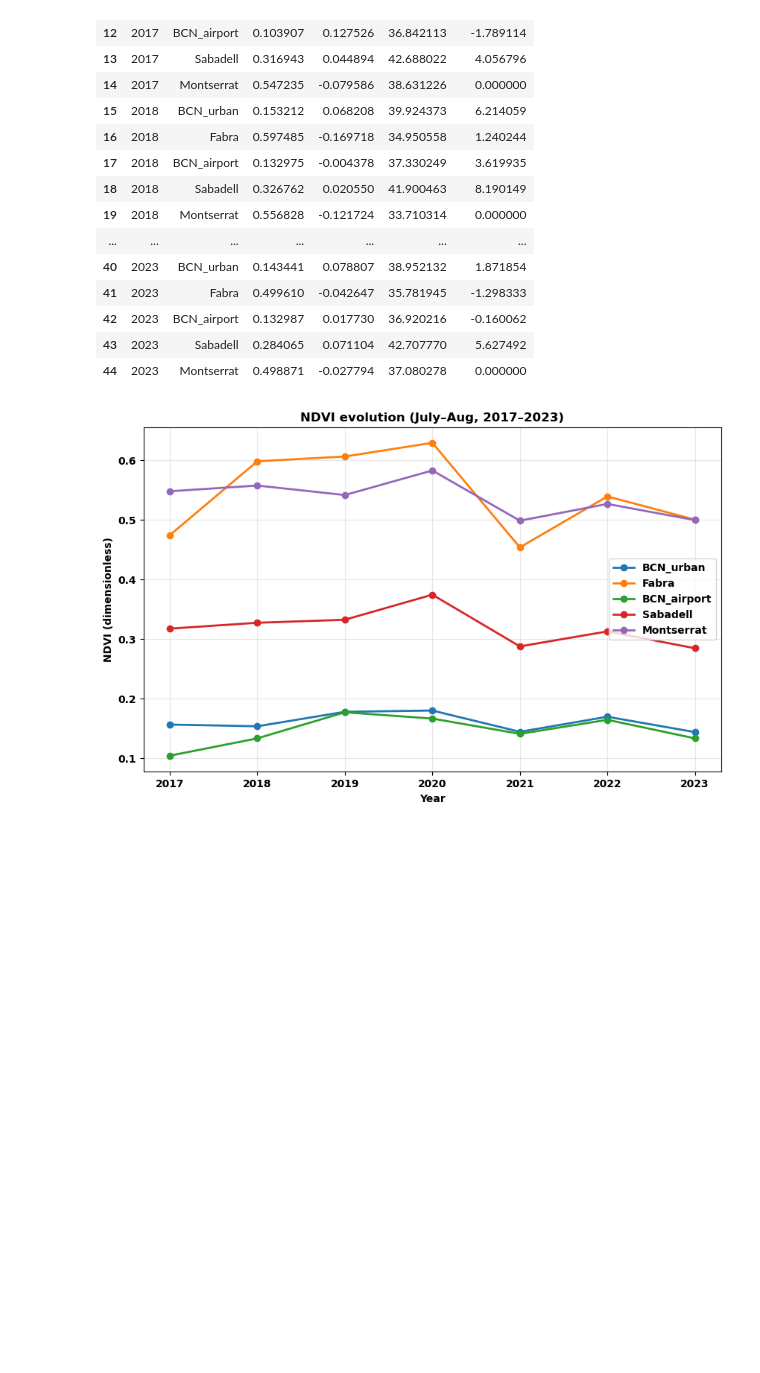
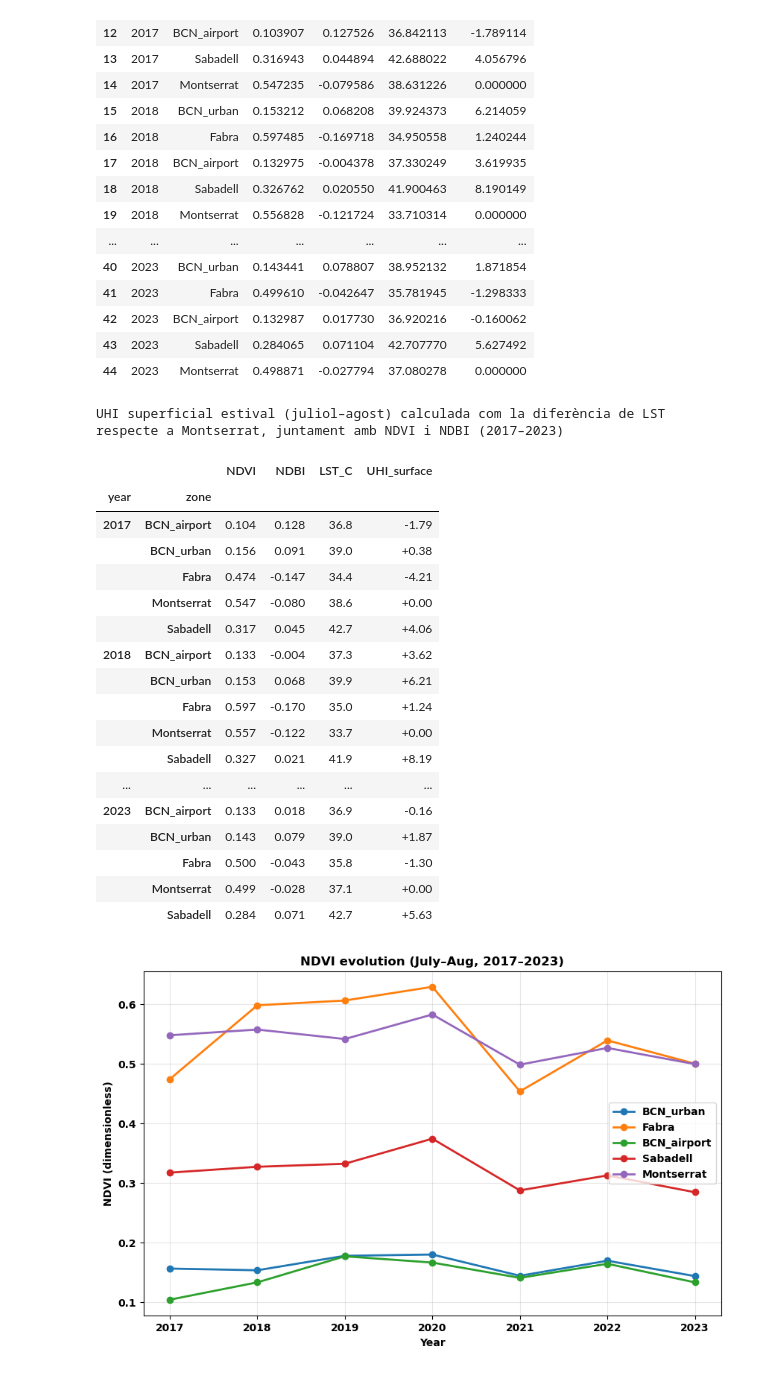
Before and after one commit to rogerespinosamorros/UHI-Barcelona, a Jupyter notebook: notebooks/uhi_satellite_ndvi_ndbi_lst.ipynb, the cells around one changed output. Drawn from its saved outputs; the diff is of its cells as text; code cells hidden in the pictures; blank space fills up the shorter version.

```diff
--- a/notebooks/uhi_satellite_ndvi_ndbi_lst.ipynb
+++ b/notebooks/uhi_satellite_ndvi_ndbi_lst.ipynb
@@ -563,0 +656,22 @@ df_recent
+# %%
+style_uhi_surface_table(df_recent)
+# %% [output]
+UHI superficial estival (juliol–agost) calculada com la diferència de LST respecte a Montserrat, juntament amb NDVI i NDBI (2017–2023)
+|  |  | NDVI | NDBI | LST_C | UHI_surface |
+| year | zone |  |  |  |  |
+| 2017 | BCN_airport | 0.104 | 0.128 | 36.8 | -1.79 |
+|  | BCN_urban | 0.156 | 0.091 | 39.0 | +0.38 |
+|  | Fabra | 0.474 | -0.147 | 34.4 | -4.21 |
+|  | Montserrat | 0.547 | -0.080 | 38.6 | +0.00 |
+|  | Sabadell | 0.317 | 0.045 | 42.7 | +4.06 |
+| 2018 | BCN_airport | 0.133 | -0.004 | 37.3 | +3.62 |
+|  | BCN_urban | 0.153 | 0.068 | 39.9 | +6.21 |
+|  | Fabra | 0.597 | -0.170 | 35.0 | +1.24 |
+|  | Montserrat | 0.557 | -0.122 | 33.7 | +0.00 |
+|  | Sabadell | 0.327 | 0.021 | 41.9 | +8.19 |
+| ... | ... | ... | ... | ... | ... |
+| 2023 | BCN_airport | 0.133 | 0.018 | 36.9 | -0.16 |
+|  | BCN_urban | 0.143 | 0.079 | 39.0 | +1.87 |
+|  | Fabra | 0.500 | -0.043 | 35.8 | -1.30 |
+|  | Montserrat | 0.499 | -0.028 | 37.1 | +0.00 |
+|  | Sabadell | 0.284 | 0.071 | 42.7 | +5.63 |
```
Also changed, not shown: parts of 8 cells of this notebook, 18 other files.
